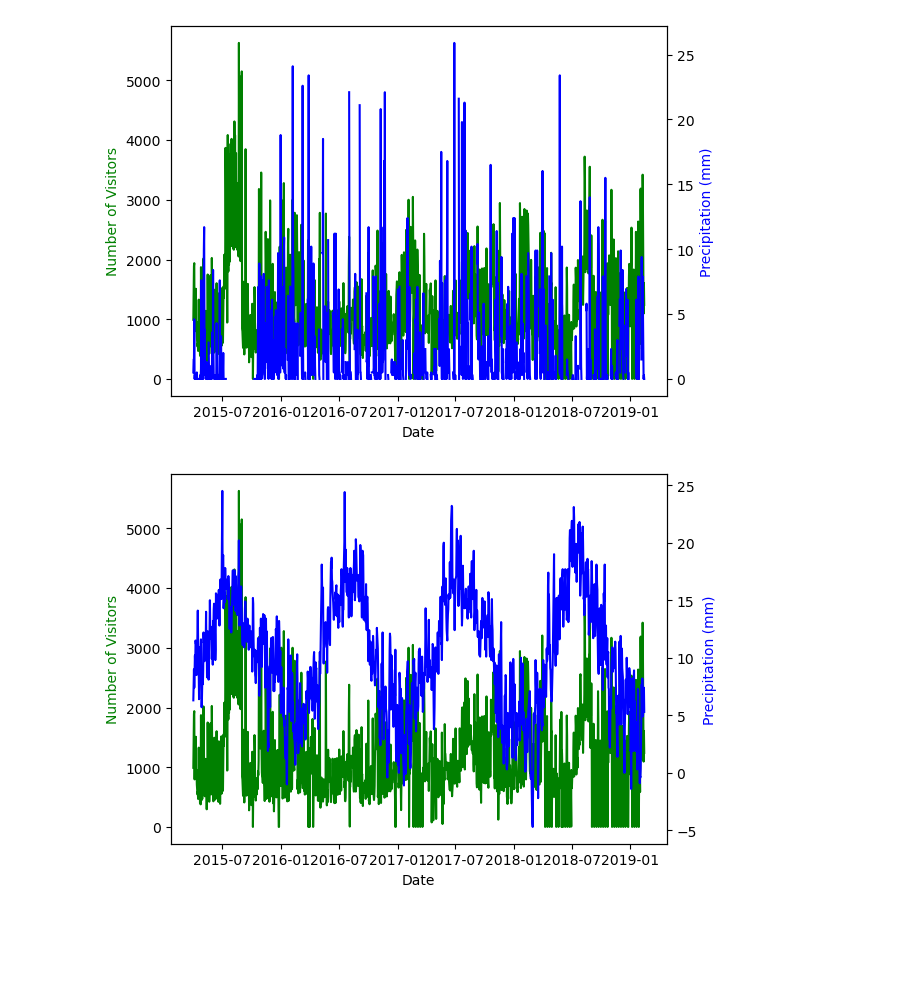
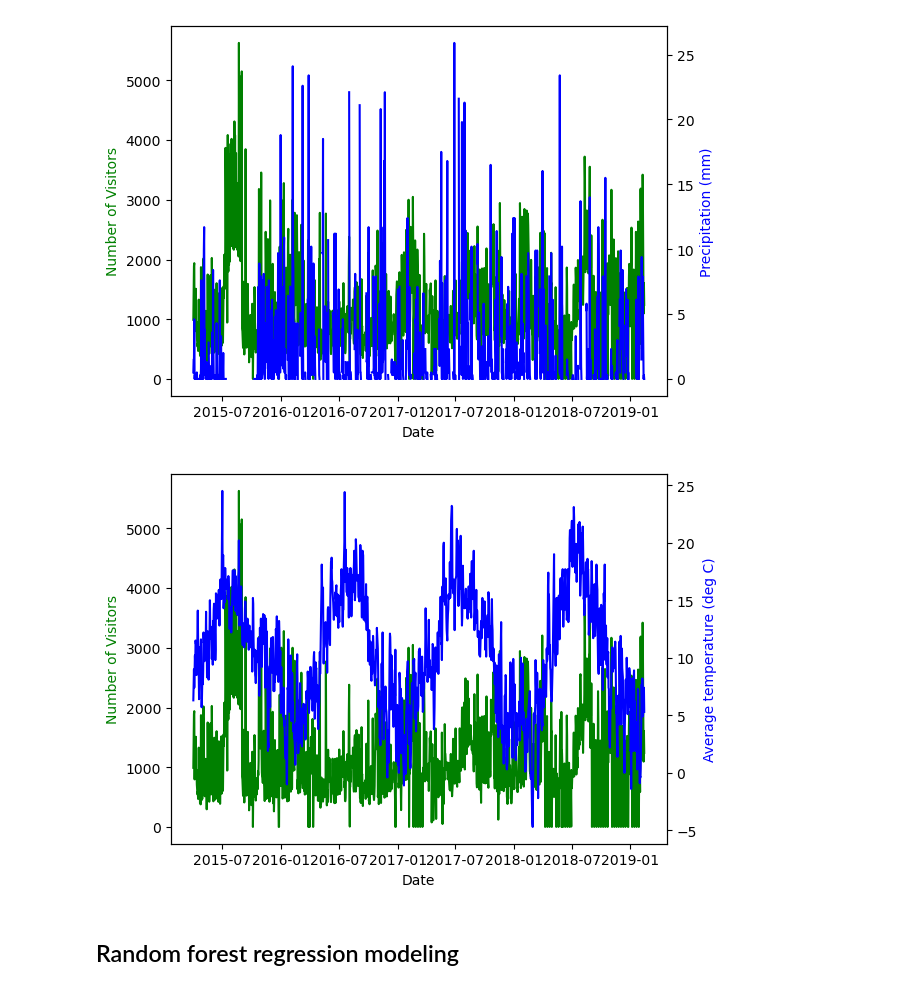
Before and after one commit to celiason/museum-visitor-model, a Jupyter notebook: sentiment.ipynb, the cells around one changed output. Saved outputs shown, nothing was run; the diff lists cells and outputs as text; code cells hidden in the pictures; blank space fills up the shorter version.

```diff
--- a/sentiment.ipynb
+++ b/sentiment.ipynb
@@ -367,15 +10,0 @@ If you get into C2E2 you'll have an excuse to go to the Shed Aquarium or the Fie
-# %%
-df['date2'] = df['date'].dt.date
-
-df[df['date2'] == '2024-05-06']
-
-# df.loc[47]['Content']
-
-df.loc[47]
-
-# text = df.loc[47]['Content']
-# print(text)
-
-# tb = TextBlob(text)
-# tb.sentiment_assessments
-# dir(tb)
@@ -459,3 +47,17 @@ tweets.head()
 | 20 | Gary | @Garywalsh_ | 2017-12-24T21:05:44.000Z | False | absolutely loving the Bristol Mus... | 0 | 0 | 1 | 0 | [] | ... |
 # %% [markdown]
 ### Plot tweets over time
+# %%
+# now we can plot the number of tweets and the number of visitors
+
+tweets['date'] = pd.to_datetime(tweets['Timestamp']).dt.date
+
+# Summarize total, neutral, positive, and negative tweets by date
+tweet_summary_by_date = tweets.groupby('date').agg(
+    total_counts=('Content', 'size'),
+    neutral_counts=('Sentiment', lambda x: (x == 'neutral').sum()),
+    positive_counts=('Sentiment', lambda x: (x == 'positive').sum()),
+    negative_counts=('Sentiment', lambda x: (x == 'negative').sum())
+).reset_index()
+
+tweet_summary_by_date.head()
@@ -462,18 +380,6 @@ tweets.head()
 # %%
-# now we can plot the number of tweets and the number of visitors
-
-tweets['date'] = pd.to_datetime(tweets['Timestamp']).dt.date
-
-# tweets['date'][0:10]
-
-tweets.groupby('date').aggregate('count')
-
-# Summarize counts by date only if numeric
-tweet_counts_by_date = tweets.groupby('date').size().reset_index(name='counts')
-# tweet_counts_by_date
-
 # Merge with visitor data
-merged_data = pd.merge(df2, tweet_counts_by_date, left_on='Date', right_on='date', how='left')
+merged_data = pd.merge(df2, tweet_summary_by_date, left_on='Date', right_on='date', how='left')
 # merged_data.head()
 
 merged_data['date'] = pd.to_datetime(merged_data['date'])
@@ -676,19 +586,21 @@ plt.show()
 # %%
 # Plot average temperature and museum visits
 
 fig, ax1 = plt.subplots()
 
 ax2 = ax1.twinx()
 ax1.plot(merged_data_clim['Date'], merged_data_clim['Number_of_visitors'], 'g-')
 ax2.plot(merged_data_clim['Date'], merged_data_clim['tavg'], 'b-')
 
 ax1.set_xlabel('Date')
 ax1.set_ylabel('Number of Visitors', color='g')
-ax2.set_ylabel('Precipitation (mm)', color='b')
+ax2.set_ylabel('Average temperature (deg C)', color='b')
 
 plt.show()
 # %% [output]
-[figure, old version]
+[figure, new version]
+# %% [markdown]
+## Random forest regression modeling
 # %%
 # what other predictors?
 # i want to make a predictive model of future trends
```
Also changed, not shown: parts of 83 cells of this notebook, 5 other files.
